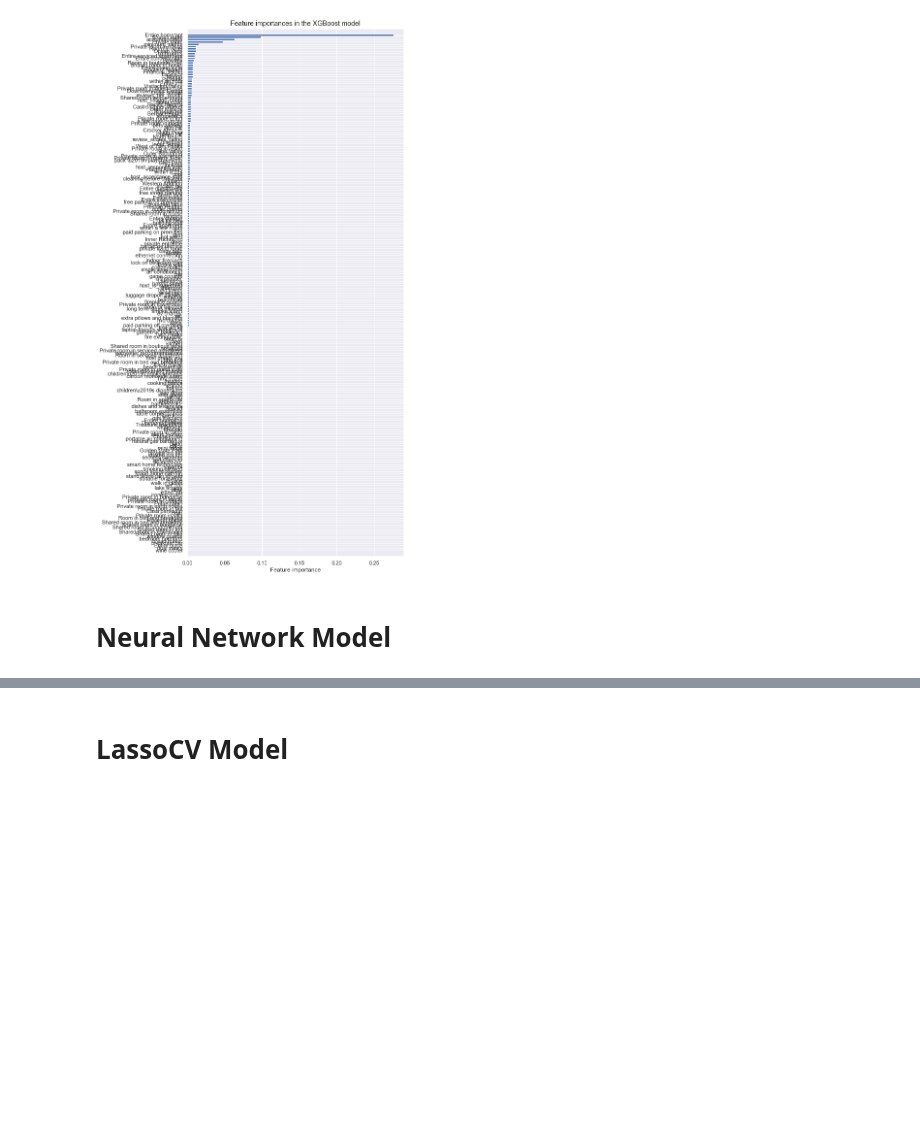
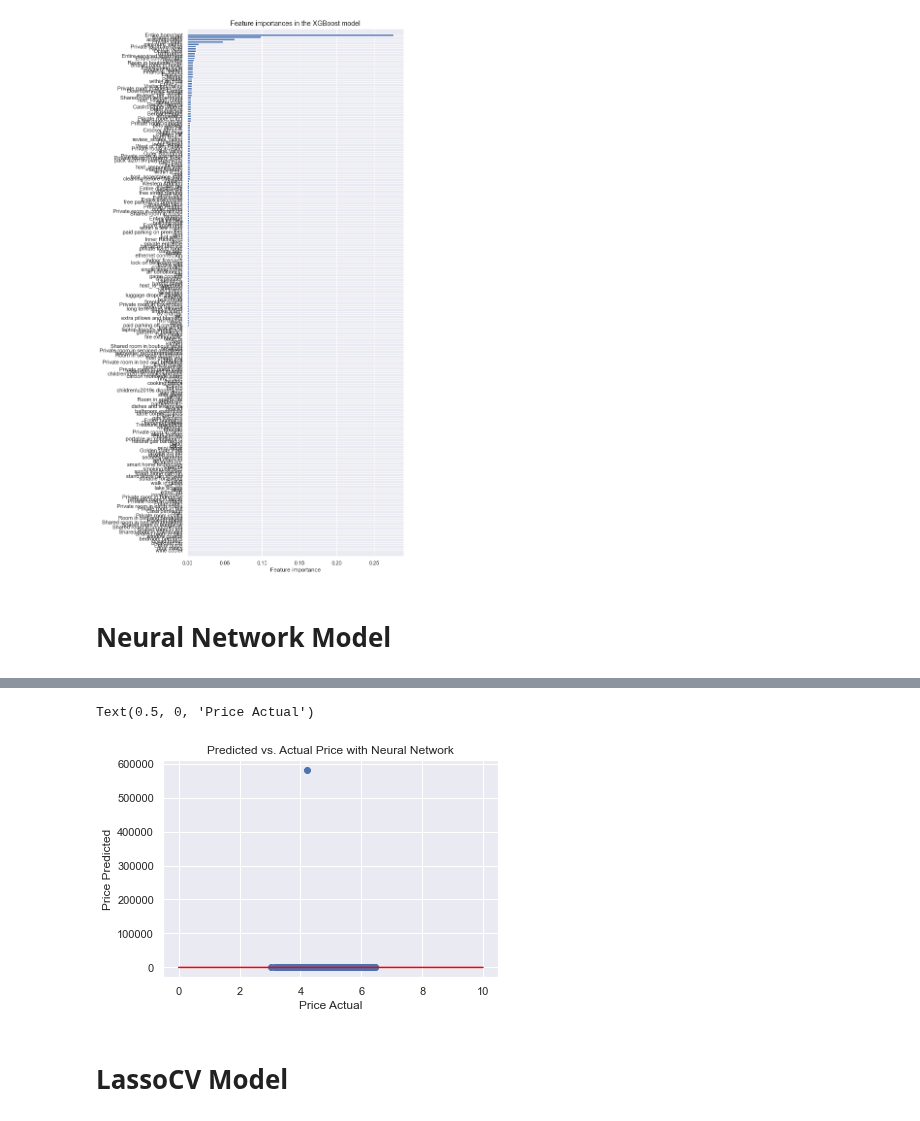
Before and after one commit to LingxingG/Data-Mining-Project, a Jupyter notebook: May Myo/Price Analysis_before_adding_SafeIndex_and_SentimentCompoundScore_log_transformed.ipynb, the cells around one changed output, grey strips where cells are left out. Drawn from its saved outputs; the diff is of its cells as text; code cells hidden in the pictures; blank space fills up the shorter version.

```diff
--- a/May Myo/Price Analysis_new_log_transformed.ipynb
+++ b/May Myo/Price Analysis_before_adding_SafeIndex_and_SentimentCompoundScore_log_transformed.ipynb
@@ -1010,3 +983,13 @@ for col in new_SF_df.columns:
+# %%
+plt.scatter(y_test, y_test_pred)
+plt.plot([0,10],[0,10],color='red')
+plt.grid(True)
+plt.title('Predicted vs. Actual Price with Neural Network')
+plt.ylabel('Price Predicted')
+plt.xlabel('Price Actual')
+# %% [output]
+Text(0.5, 0, 'Price Actual')
+[figure, added]
 # %% [markdown]
 # LassoCV Model
 # %%
```
Also changed, not shown: parts of 20 cells of this notebook, 4 other files.
